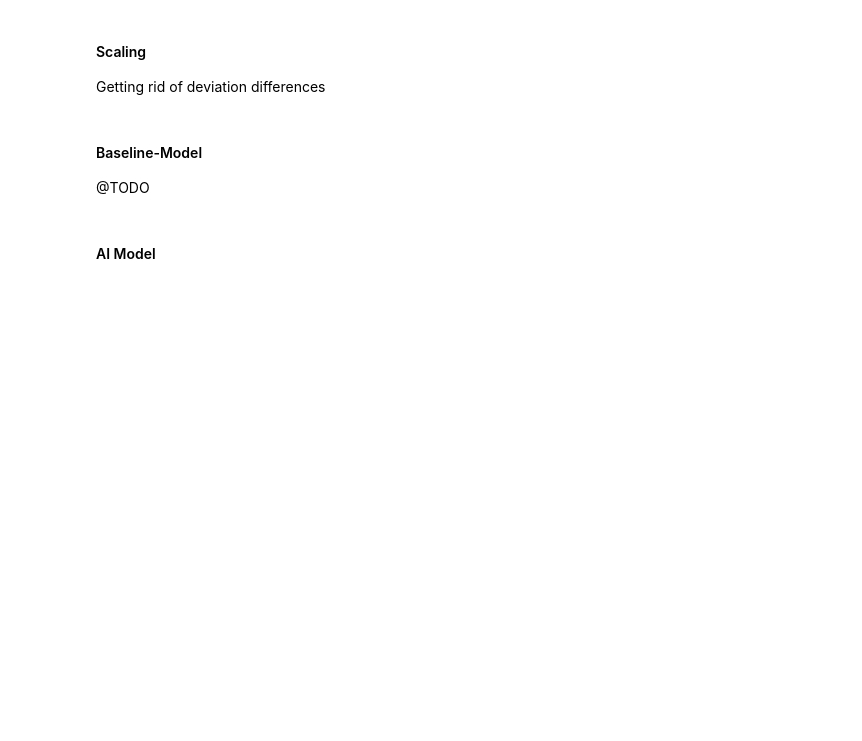
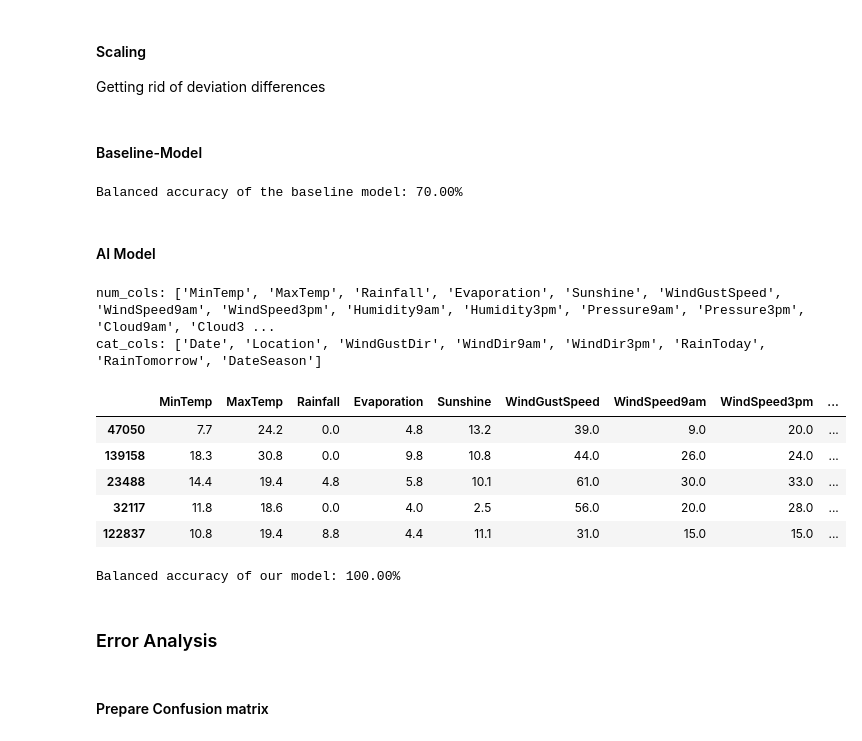
Before and after one commit to tobiasBayha/rainPredictionAustralia, a Jupyter notebook: notebooks/Tobias.ipynb, the cells around one changed output. Cells and saved outputs as stored; diff of their text form; code cells hidden in the pictures; blank space fills up the shorter version.

```diff
--- a/notebooks/Tobias.ipynb
+++ b/notebooks/Tobias.ipynb
@@ -523,4 +536,3 @@ X_train_scaled = pd.DataFrame(scaler.fit_transform(X_train), columns=X_train.col
 X_test_scaled = pd.DataFrame(scaler.transform(X_test), columns=X_test.columns, index=X_test.index)
 # %% [markdown]
 #### Baseline-Model
-@TODO
@@ -527,2 +566,45 @@ X_test_scaled = pd.DataFrame(scaler.transform(X_test), columns=X_test.columns, i
+# %%
+# Import the balanced accuracy score from sklearn
+from sklearn.metrics import balanced_accuracy_score
+
+y_pred_baseline = baseline_model(baseline_X_test)
+#y_pred_baseline = baseline_X_test['Sunshine'].apply(baselineModelComplex(baseline_X_test))
+#print(y_pred_baseline)
+print("Balanced accuracy of the baseline model: {:.2%}".format(round(balanced_accuracy_score(y_test, y_pred_baseline),1)))
+# %% [output]
+Balanced accuracy of the baseline model: 70.00%
 # %% [markdown]
 #### AI Model
+# %%
+print('num_cols: {}\ncat_cols: {}'.format(num_cols, cat_cols))
+
+X_test.head()
+# %% [output]
+num_cols: ['MinTemp', 'MaxTemp', 'Rainfall', 'Evaporation', 'Sunshine', 'WindGustSpeed', 'WindSpeed9am', 'WindSpeed3pm', 'Humidity9am', 'Humidity3pm', 'Pressure9am', 'Pressure3pm', 'Cloud9am', 'Cloud3 ...
+cat_cols: ['Date', 'Location', 'WindGustDir', 'WindDir9am', 'WindDir3pm', 'RainToday', 'RainTomorrow', 'DateSeason']
+|  | MinTemp | MaxTemp | Rainfall | Evaporation | Sunshine | WindGustSpeed | WindSpeed9am | WindSpeed3pm | ... |
+| 47050 | 7.7 | 24.2 | 0.0 | 4.8 | 13.2 | 39.0 | 9.0 | 20.0 | ... |
+| 139158 | 18.3 | 30.8 | 0.0 | 9.8 | 10.8 | 44.0 | 26.0 | 24.0 | ... |
+| 23488 | 14.4 | 19.4 | 4.8 | 5.8 | 10.1 | 61.0 | 30.0 | 33.0 | ... |
+| 32117 | 11.8 | 18.6 | 0.0 | 4.0 | 2.5 | 56.0 | 20.0 | 28.0 | ... |
+| 122837 | 10.8 | 19.4 | 8.8 | 4.4 | 11.1 | 31.0 | 15.0 | 15.0 | ... |
+# %%
+from sklearn.tree import DecisionTreeClassifier
+
+# defining our model
+# Best to use:
+# @TODO
+dec_tree = DecisionTreeClassifier(max_depth=15, random_state=RSEED)
+
+# training our model on our data
+dec_tree.fit(X_train_scaled, y_train)
+
+# getting accuracy
+y_pred = dec_tree.predict(X_test_scaled)
+print('Balanced accuracy of our model: {:.2%}'.format(round(balanced_accuracy_score(y_test, y_pred),1)))
+# %% [output]
+Balanced accuracy of our model: 100.00%
+# %% [markdown]
+### Error Analysis
+# %% [markdown]
+#### Prepare Confusion matrix
```
Also changed, not shown: parts of 18 cells of this notebook, 2 other files.
